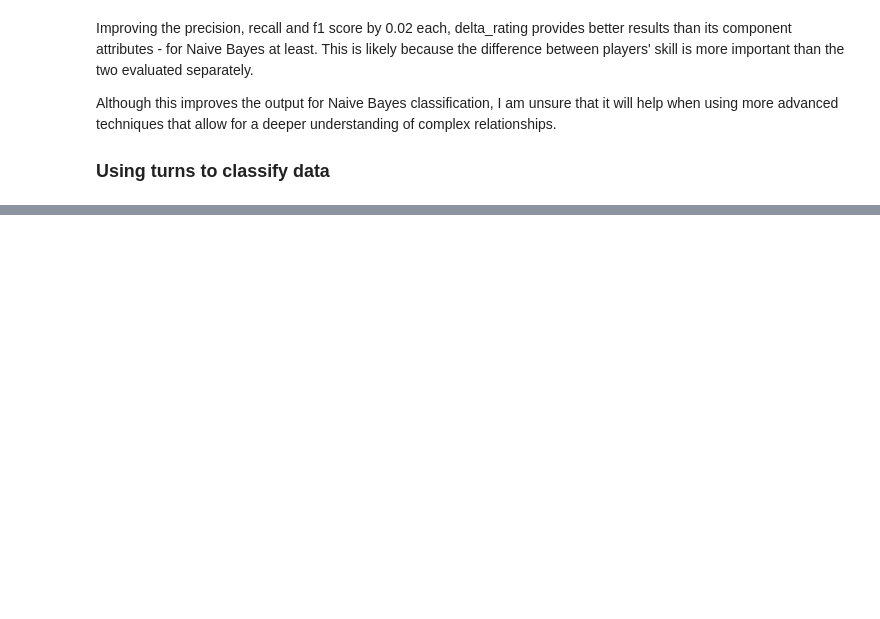
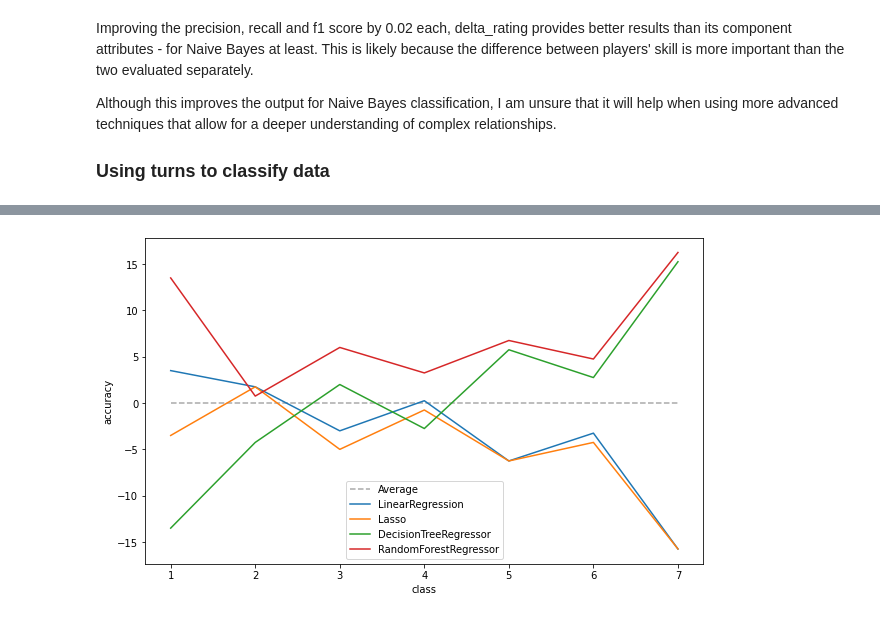
Before and after one commit to ChrisJMurdoch/ChessNotebook, a Jupyter notebook: Chess.ipynb, the cells around one changed output, grey strips where cells are left out. Saved outputs shown, nothing was run; the diff lists cells and outputs as text; code cells hidden in the pictures; blank space fills up the shorter version.

```diff
--- a/Chess.ipynb
+++ b/Chess.ipynb
@@ -273,9 +277,13 @@ discrete.head()
 # Numberise non-numerical columns
 from sklearn import preprocessing
 encoder = preprocessing.LabelEncoder()
-discrete = discrete.apply(lambda x: encoder.fit_transform(x) if x.name in {
-    'rated', 'status', 'white_rating', 'black_rating', 'rating_delta', 'eco', 'max_duration'
-} else x)
+def numberise(data, include):
+    return data.apply(lambda x: encoder.fit_transform(x) if x.name in include else x)
+
+discrete = numberise(
+    discrete,
+    {'rated', 'status', 'white_rating', 'black_rating', 'rating_delta', 'eco', 'max_duration'}
+)
 discrete.head()
 # %% [output]
 |  | rated | winner | white_rating | black_rating | rating_delta | eco | opening_ply | turns | time | ... |
@@ -629,0 +715,5 @@ I believe what the classifier may be seeing in the data is a high correlation be
+# %%
+transformed = numberise(
+    data,
+    {'rated', 'eco', 'max_duration'}
+)
@@ -629,0 +805,2 @@ I believe what the classifier may be seeing in the data is a high correlation be
+# %%
+s = scores.copy()
@@ -629,0 +815,25 @@ I believe what the classifier may be seeing in the data is a high correlation be
+# %%
+# Plot accuracy relative to average across classifers
+for i in range(len(s)):
+    mean = np.mean(s[i])
+    s[i] = [x-mean for x in s[i]]
+
+# Create plot axes
+sT = np.array(s).T.tolist()
+y = [i+1 for i in range(len(sT[0]))]
+
+# Baseline
+baseline = [0 for i in range(len(sT[0]))]
+plt.figure(figsize=(10, 6))
+plt.plot(y, baseline, '--', label="Average", color="darkgrey")
+
+# Plot graph
+classifer_names = [str(x).split("(")[0] for x in classifiers]
+for i in range(len(classifer_names)):
+    plt.plot(y, sT[i], label=classifer_names[i])
+plt.ylabel("accuracy")
+plt.xlabel("class")
+plt.legend()
+plt.show()
+# %% [output]
+[figure, added]
```
Also changed, not shown: parts of 14 cells of this notebook, 2 other files.
